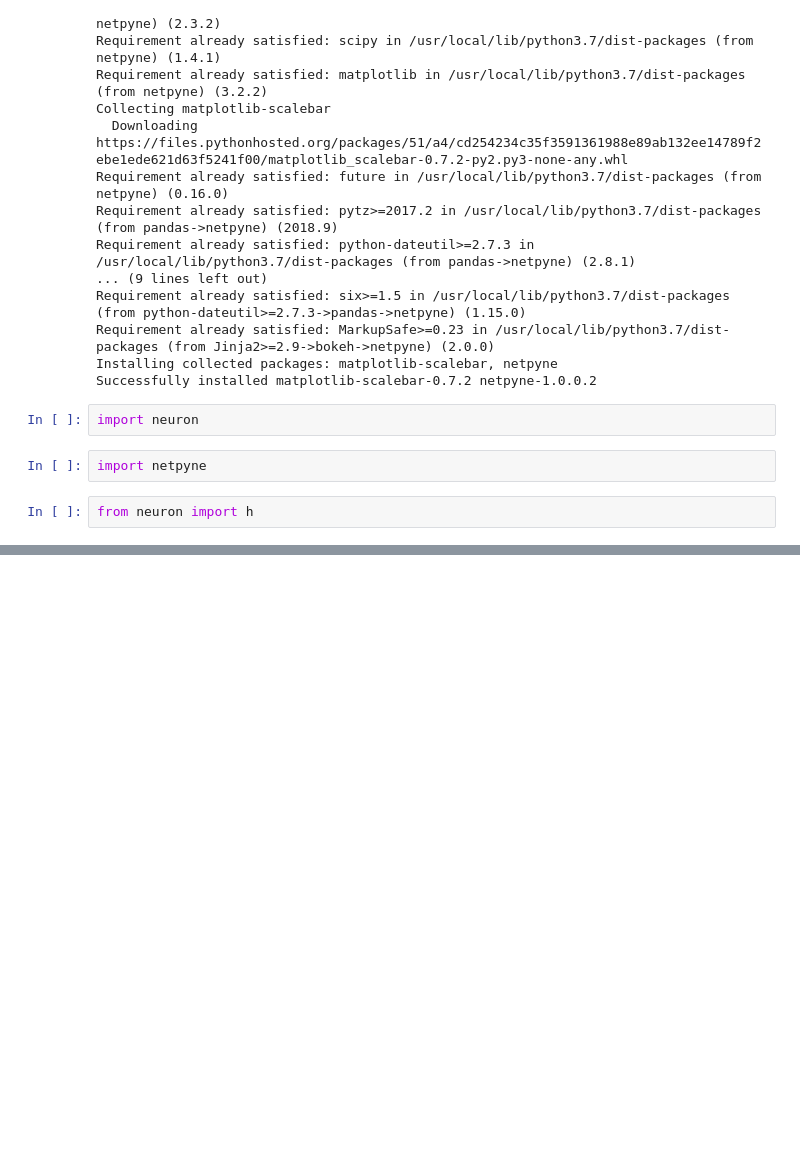
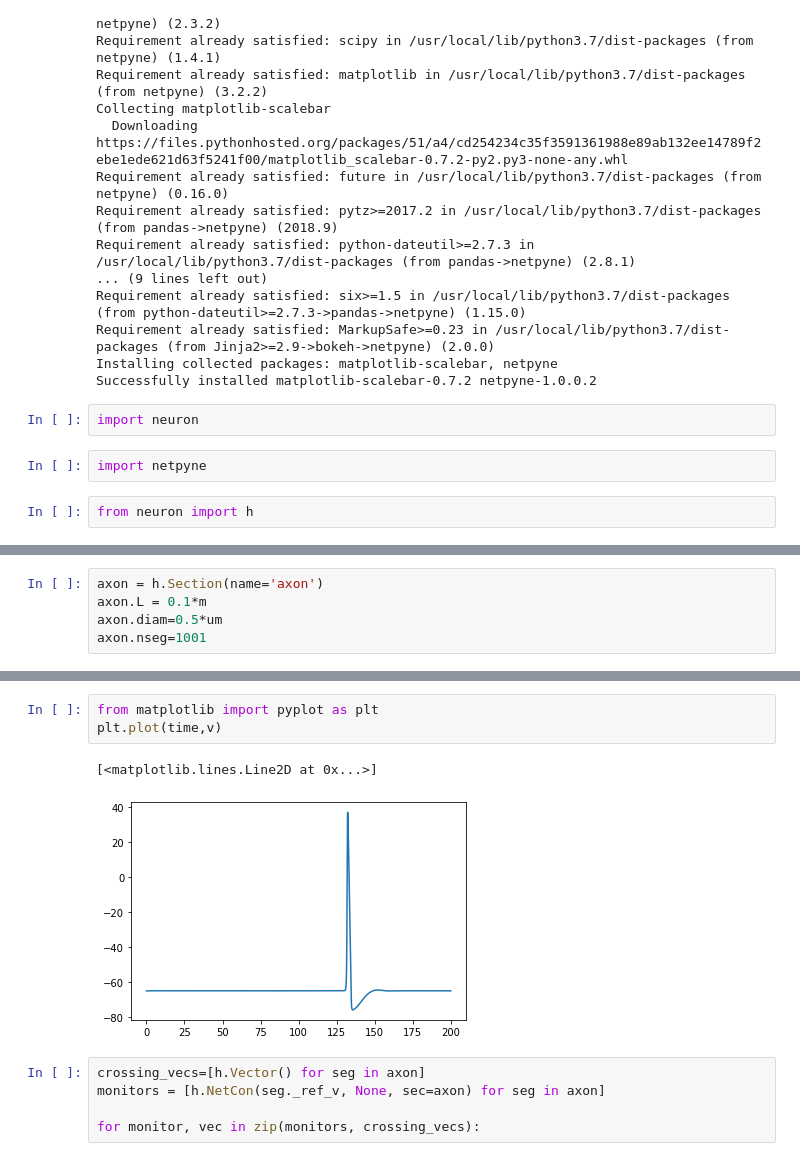
Before and after one commit to mariiapopova/netpyne_course_2021, a Jupyter notebook: Netpyne_course.ipynb, the cells around one changed output, grey strips where cells are left out. Saved outputs shown, nothing was run; the diff lists cells and outputs as text; blank space fills up the shorter version.

```diff
--- a/Netpyne_course.ipynb
+++ b/Netpyne_course.ipynb
@@ -46,0 +209,5 @@ from neuron import h
+# %%
+axon = h.Section(name='axon')
+axon.L = 0.1*m
+axon.diam=0.5*um
+axon.nseg=1001
@@ -46,0 +237,11 @@ from neuron import h
+# %%
+from matplotlib import pyplot as plt
+plt.plot(time,v)
+# %% [output]
+[<matplotlib.lines.Line2D at 0x...>]
+[figure, added]
+# %%
+crossing_vecs=[h.Vector() for seg in axon]
+monitors = [h.NetCon(seg._ref_v, None, sec=axon) for seg in axon]
+
+for monitor, vec in zip(monitors, crossing_vecs):
```
Also changed, not shown: parts of 41 cells of this notebook.
